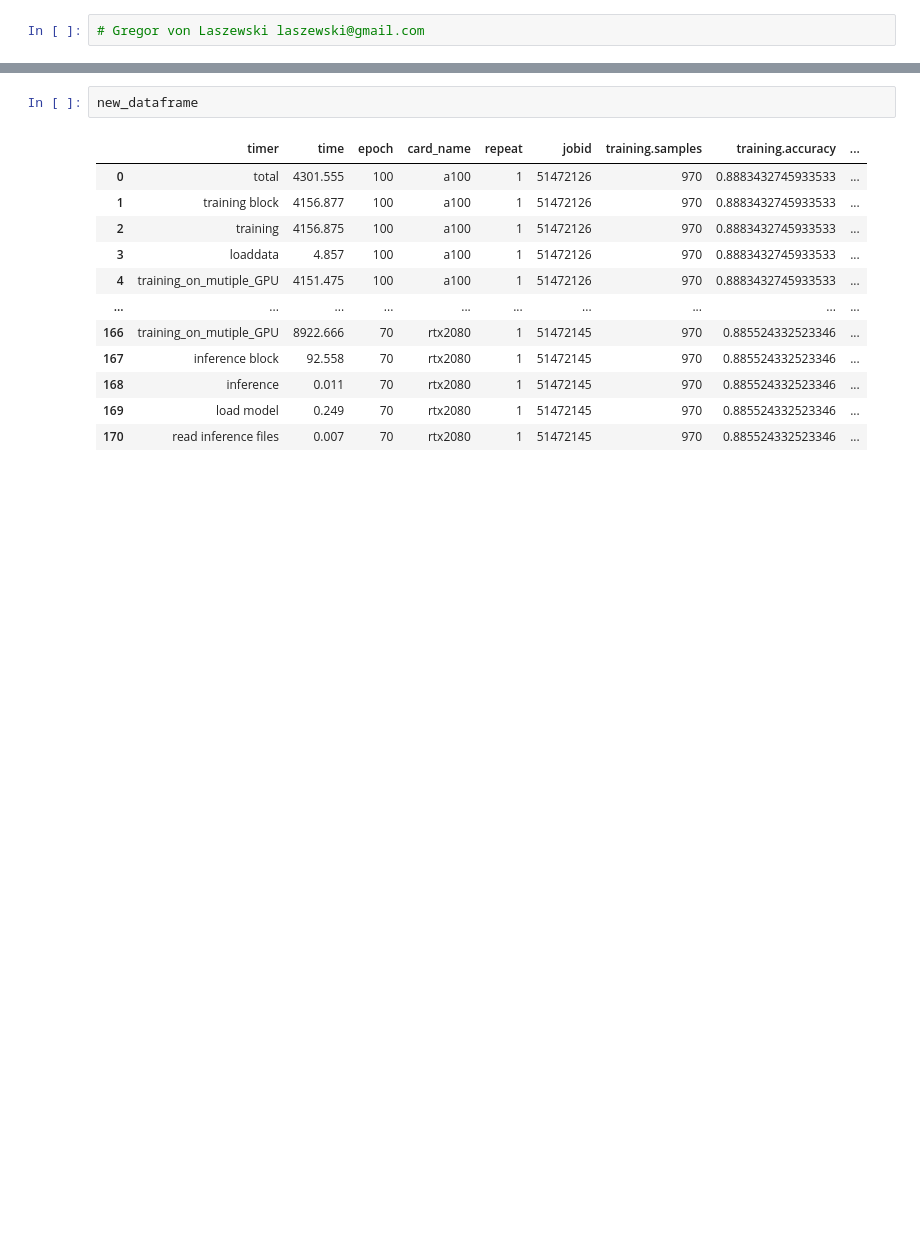
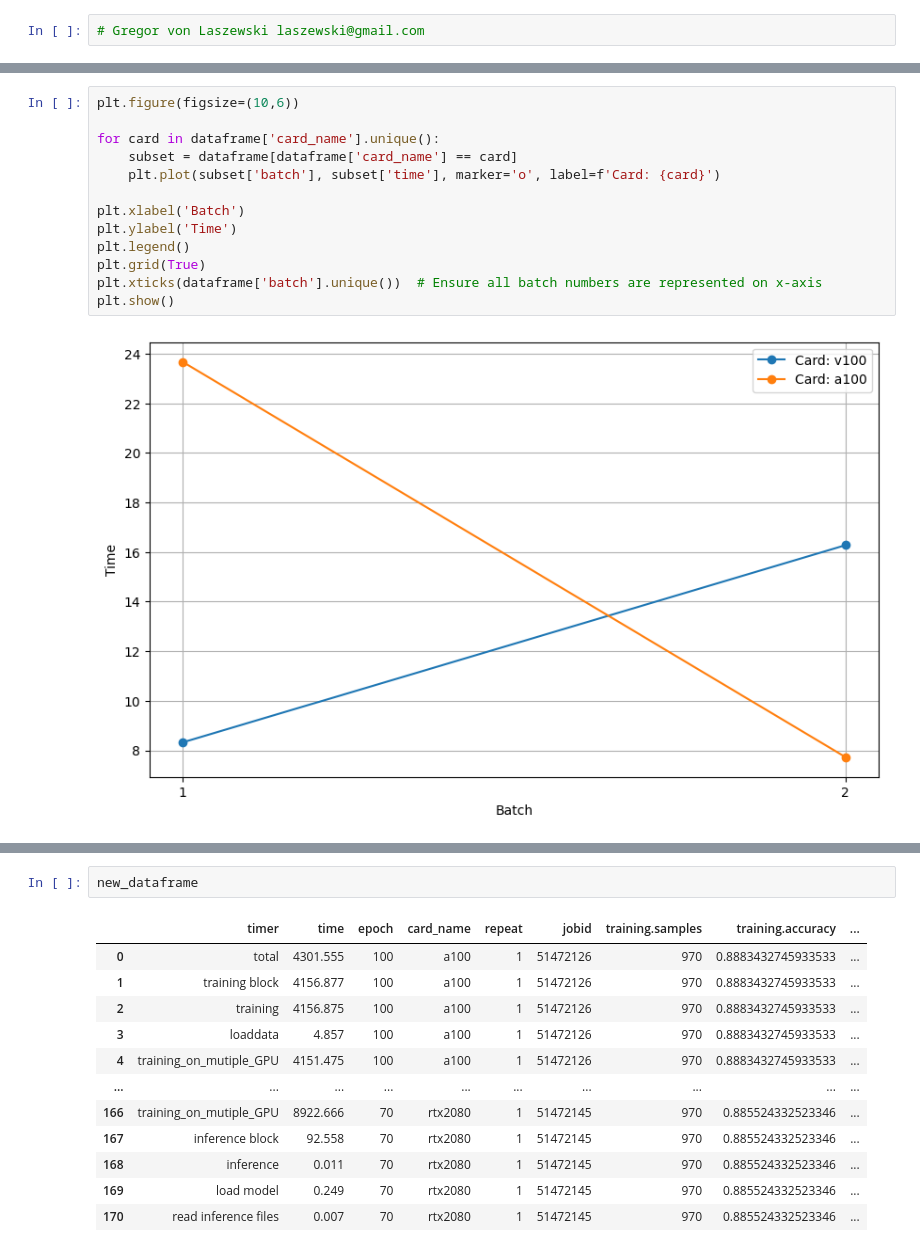
Before and after one commit to laszewsk/deprecated-osmi, a Jupyter notebook: target/rivanna/analysis/analysis-simple.ipynb, the cells around one changed output, grey strips where cells are left out. Saved outputs shown, nothing was run; the diff lists cells and outputs as text; blank space fills up the shorter version.

```diff
--- a/target/rivanna/analysis/analysis-simple.ipynb
+++ b/target/rivanna/analysis/analysis-simple.ipynb
@@ -160,0 +127,15 @@ type load
+# %%
+plt.figure(figsize=(10,6))
+
+for card in dataframe['card_name'].unique():
+    subset = dataframe[dataframe['card_name'] == card]
+    plt.plot(subset['batch'], subset['time'], marker='o', label=f'Card: {card}')
+
+plt.xlabel('Batch')
+plt.ylabel('Time')
+plt.legend()
+plt.grid(True)
+plt.xticks(dataframe['batch'].unique())  # Ensure all batch numbers are represented on x-axis
+plt.show()
+# %% [output]
+[figure, added]
```
Also changed, not shown: parts of 6 cells of this notebook, 1 other file.
